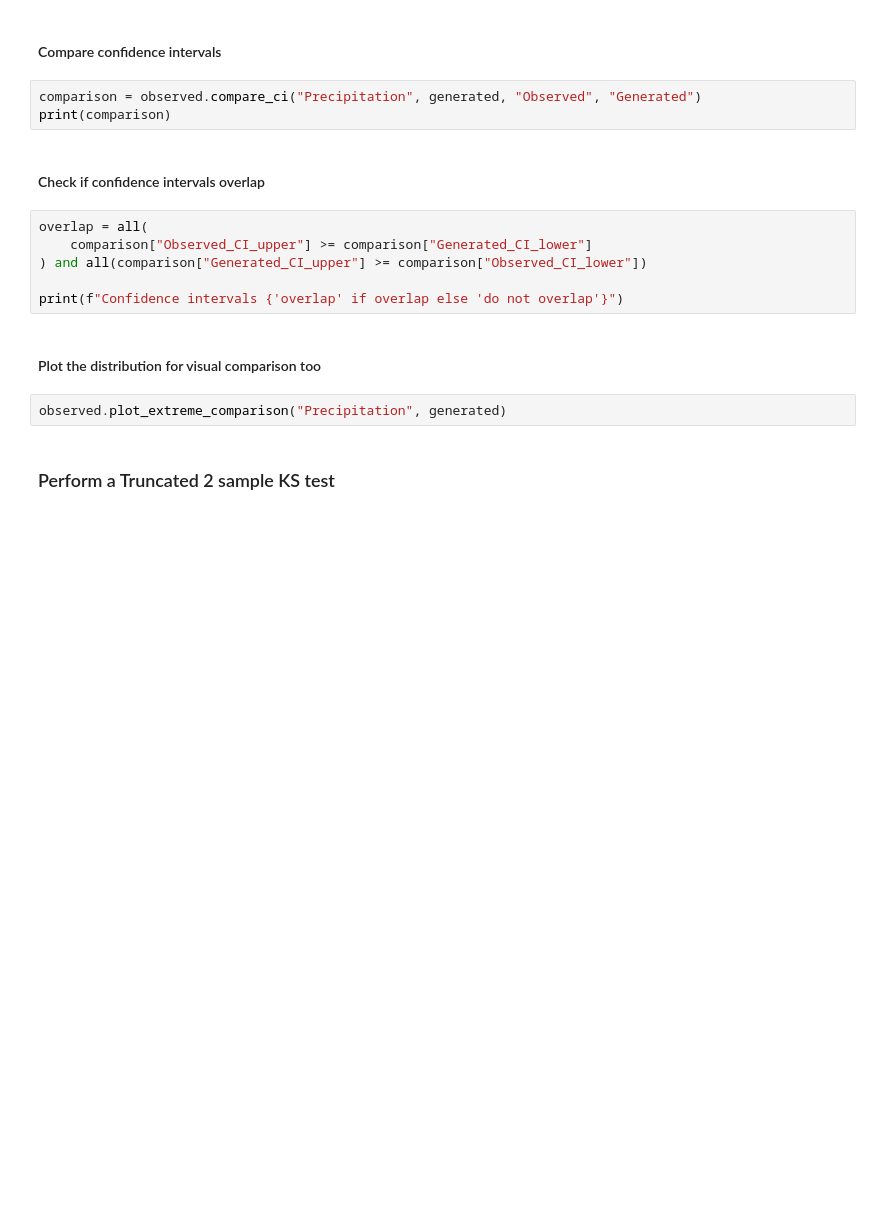
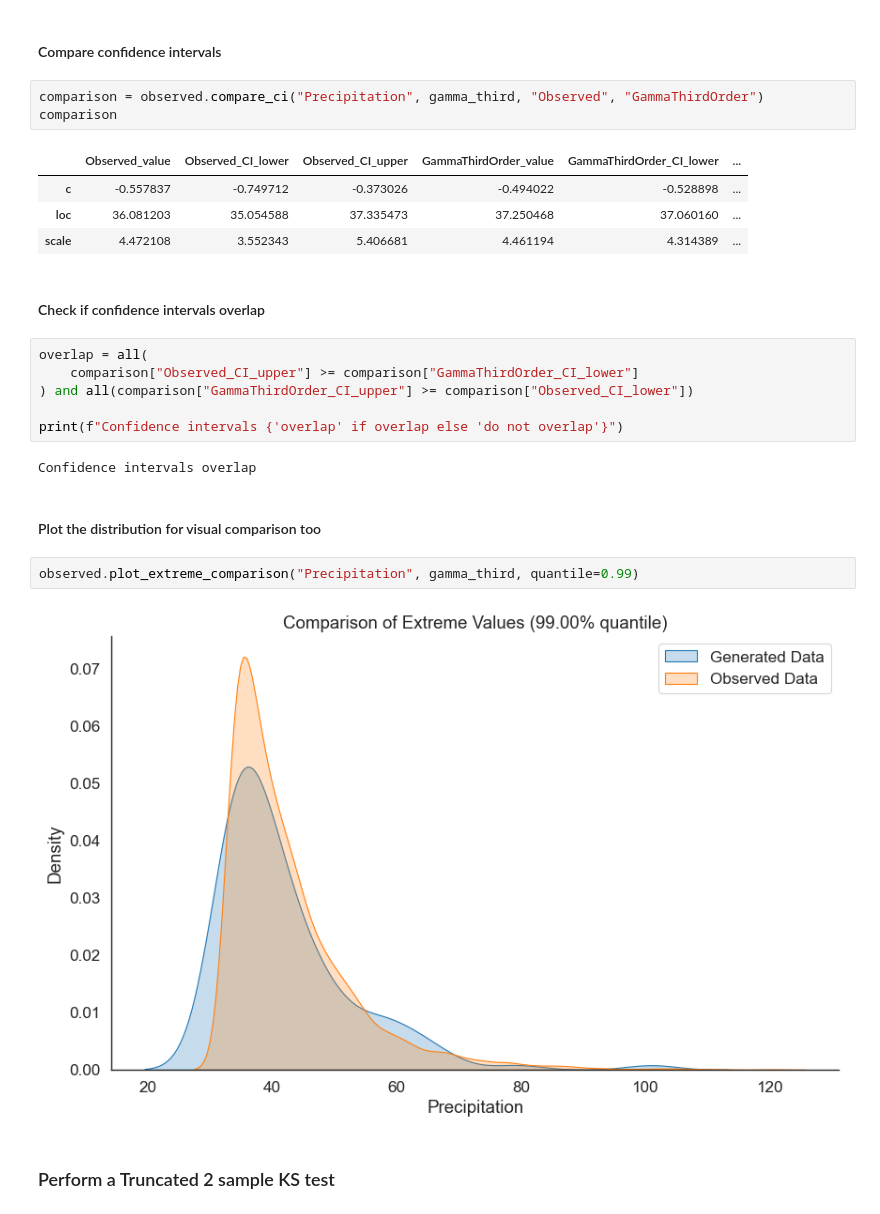
Before and after one commit to CooperBigFoot/climate-impacts, a Jupyter notebook: code/eda.ipynb, the cells around one changed output. Drawn from its saved outputs; the diff is of its cells as text; blank space fills up the shorter version.

```diff
--- a/code/eda.ipynb
+++ b/code/eda.ipynb
@@ -100,20 +169,29 @@ generated.plot_fit_and_ci("Precipitation", "mm")
 # %% [markdown]
 #### Compare confidence intervals
 # %%
-comparison = observed.compare_ci("Precipitation", generated, "Observed", "Generated")
-print(comparison)
+comparison = observed.compare_ci("Precipitation", gamma_third, "Observed", "GammaThirdOrder")
+comparison
+# %% [output]
+|  | Observed_value | Observed_CI_lower | Observed_CI_upper | GammaThirdOrder_value | GammaThirdOrder_CI_lower | ... |
+| c | -0.557837 | -0.749712 | -0.373026 | -0.494022 | -0.528898 | ... |
+| loc | 36.081203 | 35.054588 | 37.335473 | 37.250468 | 37.060160 | ... |
+| scale | 4.472108 | 3.552343 | 5.406681 | 4.461194 | 4.314389 | ... |
 # %% [markdown]
 #### Check if confidence intervals overlap
 # %%
 overlap = all(
-    comparison["Observed_CI_upper"] >= comparison["Generated_CI_lower"]
-) and all(comparison["Generated_CI_upper"] >= comparison["Observed_CI_lower"])
+    comparison["Observed_CI_upper"] >= comparison["GammaThirdOrder_CI_lower"]
+) and all(comparison["GammaThirdOrder_CI_upper"] >= comparison["Observed_CI_lower"])
 
 print(f"Confidence intervals {'overlap' if overlap else 'do not overlap'}")
+# %% [output]
+Confidence intervals overlap
 # %% [markdown]
 #### Plot the distribution for visual comparison too
 # %%
-observed.plot_extreme_comparison("Precipitation", generated)
+observed.plot_extreme_comparison("Precipitation", gamma_third, quantile=0.99)
+# %% [output]
+[figure, added]
 # %% [markdown]
 ### Perform a Truncated 2 sample KS test
 # %%
```
Also changed, not shown: parts of 25 cells of this notebook, 4 other files.
